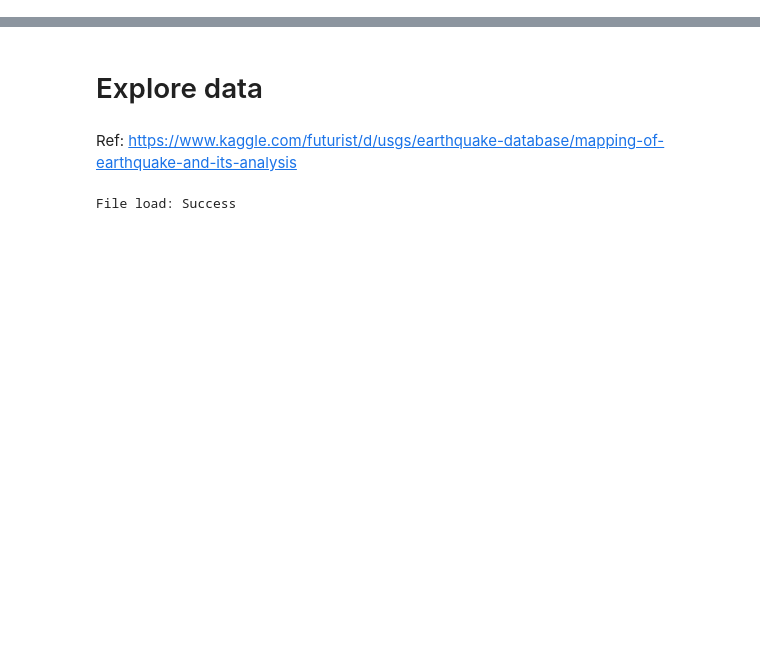
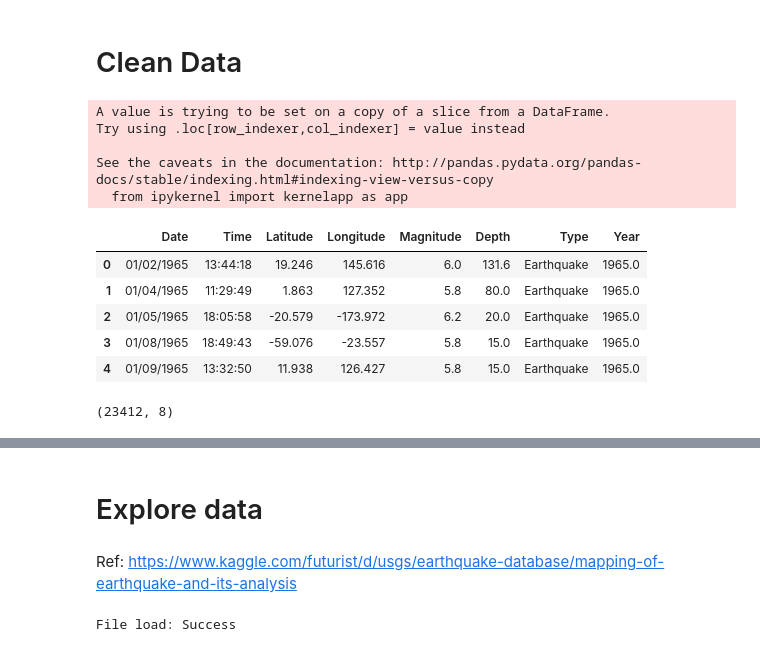
Before and after one commit to Conglang/DeepOps, a Jupyter notebook: Op4_predict_magnitude_of_earthquake/predict_magnitude_of_earthquake.ipynb, the cells around one changed output, grey strips where cells are left out. Drawn from its saved outputs; the diff is of its cells as text; code cells hidden in the pictures; blank space fills up the shorter version.

```diff
--- a/Op4_predict_magnitude_of_earthquake/predict_magnitude_of_earthquake.ipynb
+++ b/Op4_predict_magnitude_of_earthquake/predict_magnitude_of_earthquake.ipynb
@@ -10,0 +74,22 @@ if not isfile('database.csv'):
+# %% [markdown]
+# Clean Data
+# %%
+earth = t_file[["Date", "Time" ,"Latitude", "Longitude", "Magnitude", "Depth", "Type"]]
+earth["Year"] = [int(d[6:]) if len(d) == 10 else np.nan for d in earth["Date"]]
+earth.head()
+# %% [output]
+A value is trying to be set on a copy of a slice from a DataFrame.
+Try using .loc[row_indexer,col_indexer] = value instead
+
+See the caveats in the documentation: http://pandas.pydata.org/pandas-docs/stable/indexing.html#indexing-view-versus-copy
+  from ipykernel import kernelapp as app
+|  | Date | Time | Latitude | Longitude | Magnitude | Depth | Type | Year |
+| 0 | 01/02/1965 | 13:44:18 | 19.246 | 145.616 | 6.0 | 131.6 | Earthquake | 1965.0 |
+| 1 | 01/04/1965 | 11:29:49 | 1.863 | 127.352 | 5.8 | 80.0 | Earthquake | 1965.0 |
+| 2 | 01/05/1965 | 18:05:58 | -20.579 | -173.972 | 6.2 | 20.0 | Earthquake | 1965.0 |
+| 3 | 01/08/1965 | 18:49:43 | -59.076 | -23.557 | 5.8 | 15.0 | Earthquake | 1965.0 |
+| 4 | 01/09/1965 | 13:32:50 | 11.938 | 126.427 | 5.8 | 15.0 | Earthquake | 1965.0 |
+# %%
+earth.shape
+# %% [output]
+(23412, 8)
```
Also changed, not shown: parts of 20 cells of this notebook.
